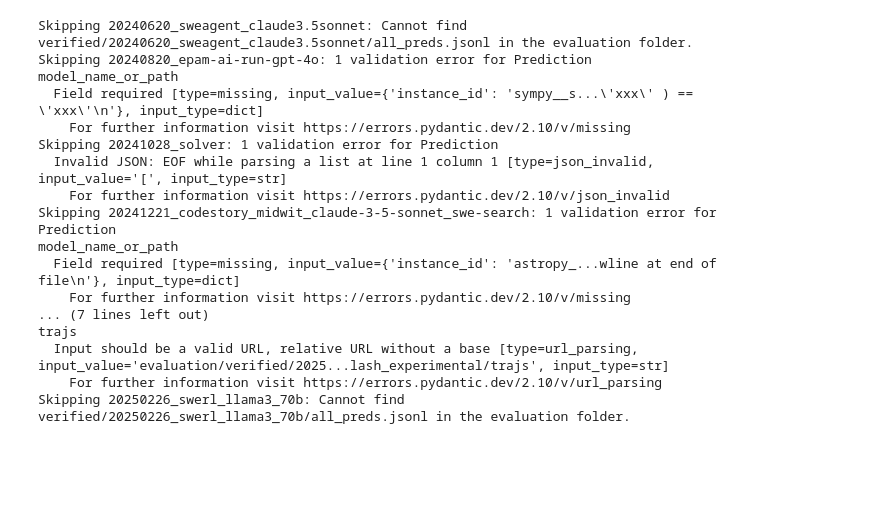
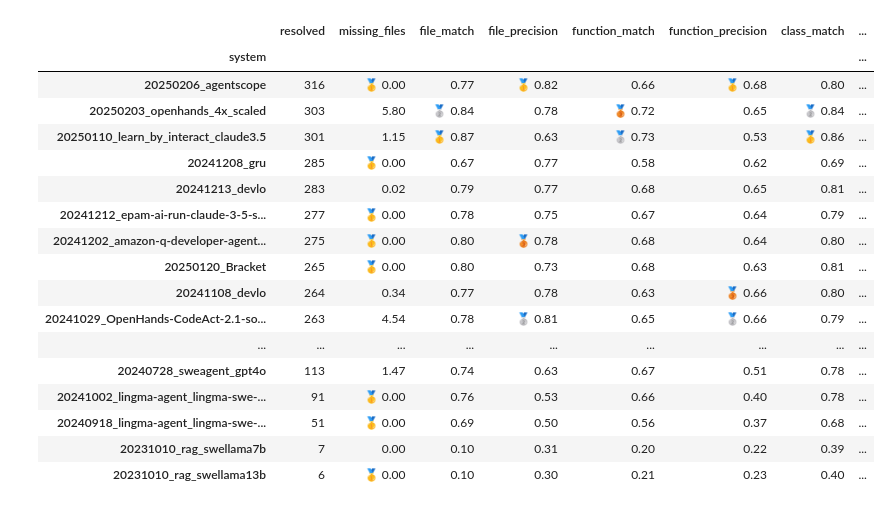
Before and after one commit to All-Hands-AI/agent-analysis, a Jupyter notebook: notebooks/patch_quality.ipynb, the cells around one changed output. Saved outputs shown, nothing was run; the diff lists cells and outputs as text; code cells hidden in the pictures; blank space fills up the shorter version.

Commit message:
cleaning up patch localization metrics workflow

```diff
--- a/notebooks/patch_quality.ipynb
+++ b/notebooks/patch_quality.ipynb
@@ -1,23 +11,5 @@
 # %%
-from analysis.models.swe_bench import Split
 from analysis.models.data import Data
 
-data = Data.download(Split.VERIFIED)
+with open("../data.json", "r") as f:
+    data = Data.model_validate_json(f.read())
-# %% [output]
-Skipping 20240620_sweagent_claude3.5sonnet: Cannot find verified/20240620_sweagent_claude3.5sonnet/all_preds.jsonl in the evaluation folder.
-Skipping 20240820_epam-ai-run-gpt-4o: 1 validation error for Prediction
-model_name_or_path
-  Field required [type=missing, input_value={'instance_id': 'sympy__s...\'xxx\' ) == \'xxx\'\n'}, input_type=dict]
-    For further information visit https://errors.pydantic.dev/2.10/v/missing
-Skipping 20241028_solver: 1 validation error for Prediction
-  Invalid JSON: EOF while parsing a list at line 1 column 1 [type=json_invalid, input_value='[', input_type=str]
-    For further information visit https://errors.pydantic.dev/2.10/v/json_invalid
-Skipping 20241221_codestory_midwit_claude-3-5-sonnet_swe-search: 1 validation error for Prediction
-model_name_or_path
-  Field required [type=missing, input_value={'instance_id': 'astropy_...wline at end of file\n'}, input_type=dict]
-    For further information visit https://errors.pydantic.dev/2.10/v/missing
-... (7 lines left out)
-trajs
-  Input should be a valid URL, relative URL without a base [type=url_parsing, input_value='evaluation/verified/2025...lash_experimental/trajs', input_type=str]
-    For further information visit https://errors.pydantic.dev/2.10/v/url_parsing
-Skipping 20250226_swerl_llama3_70b: Cannot find verified/20250226_swerl_llama3_70b/all_preds.jsonl in the evaluation folder.
@@ -48,0 +16,58 @@ df = pd.DataFrame(rows)
+# %%
+import pandas as pd
+
+df = pd.read_csv("../localization.csv")
+# %%
+# Count, per system, the number of instances resolved and the number parseable, sorted by number of resolved i
+agg = df.groupby("system").agg({
+    "resolved": "sum",
+    "missing_files": "mean",
+    "file_match": "mean",
+    "file_precision": "mean",
+    "function_match": "mean",
+    "function_precision": "mean",
+    "class_match": "mean",
+    "class_precision": "mean"
+})
+
+agg["resolution_rate"] = agg["resolved"] / 500
+
+# Sort by the resolution rate
+agg = agg.sort_values("resolution_rate", ascending=False)
+# %%
+from analysis.utility import set_column_awards
+
+styled_df = agg.copy()
+
+for column, descending in [
+    ("missing_files", False),
+    ("file_match", True),
+    ("file_precision", True),
+    ("function_match", True),
+    ("function_precision", True),
+    ("class_match", True),
+    ("class_precision", True),
+    ("resolution_rate", True)
+]:
+    set_column_awards(styled_df, column, descending)
+
+styled_df
+# %% [output]
+|  | resolved | missing_files | file_match | file_precision | function_match | function_precision | class_match | ... |
+| system |  |  |  |  |  |  |  | ... |
+| 20250206_agentscope | 316 | 🥇 0.00 | 0.77 | 🥇 0.82 | 0.66 | 🥇 0.68 | 0.80 | ... |
+| 20250203_openhands_4x_scaled | 303 | 5.80 | 🥈 0.84 | 0.78 | 🥉 0.72 | 0.65 | 🥈 0.84 | ... |
+| 20250110_learn_by_interact_claude3.5 | 301 | 1.15 | 🥇 0.87 | 0.63 | 🥈 0.73 | 0.53 | 🥇 0.86 | ... |
+| 20241208_gru | 285 | 🥇 0.00 | 0.67 | 0.77 | 0.58 | 0.62 | 0.69 | ... |
+| 20241213_devlo | 283 | 0.02 | 0.79 | 0.77 | 0.68 | 0.65 | 0.81 | ... |
+| 20241212_epam-ai-run-claude-3-5-s... | 277 | 🥇 0.00 | 0.78 | 0.75 | 0.67 | 0.64 | 0.79 | ... |
+| 20241202_amazon-q-developer-agent... | 275 | 🥇 0.00 | 0.80 | 🥉 0.78 | 0.68 | 0.64 | 0.80 | ... |
+| 20250120_Bracket | 265 | 🥇 0.00 | 0.80 | 0.73 | 0.68 | 0.63 | 0.81 | ... |
+| 20241108_devlo | 264 | 0.34 | 0.77 | 0.78 | 0.63 | 🥉 0.66 | 0.80 | ... |
+| 20241029_OpenHands-CodeAct-2.1-so... | 263 | 4.54 | 0.78 | 🥈 0.81 | 0.65 | 🥈 0.66 | 0.79 | ... |
+| ... | ... | ... | ... | ... | ... | ... | ... | ... |
+| 20240728_sweagent_gpt4o | 113 | 1.47 | 0.74 | 0.63 | 0.67 | 0.51 | 0.78 | ... |
+| 20241002_lingma-agent_lingma-swe-... | 91 | 🥇 0.00 | 0.76 | 0.53 | 0.66 | 0.40 | 0.78 | ... |
+| 20240918_lingma-agent_lingma-swe-... | 51 | 🥇 0.00 | 0.69 | 0.50 | 0.56 | 0.37 | 0.68 | ... |
+| 20231010_rag_swellama7b | 7 | 0.00 | 0.10 | 0.31 | 0.20 | 0.22 | 0.39 | ... |
+| 20231010_rag_swellama13b | 6 | 🥇 0.00 | 0.10 | 0.30 | 0.21 | 0.23 | 0.40 | ... |
```
Also changed, not shown: parts of 3 cells of this notebook, 5 other files.
